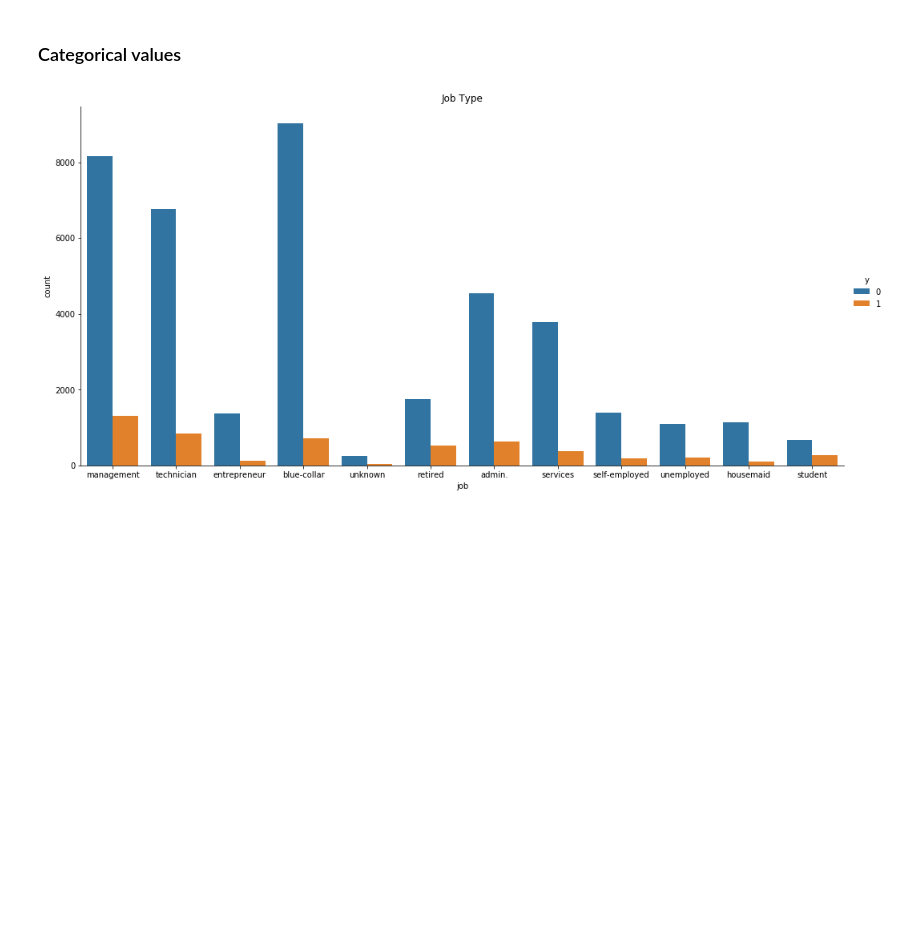
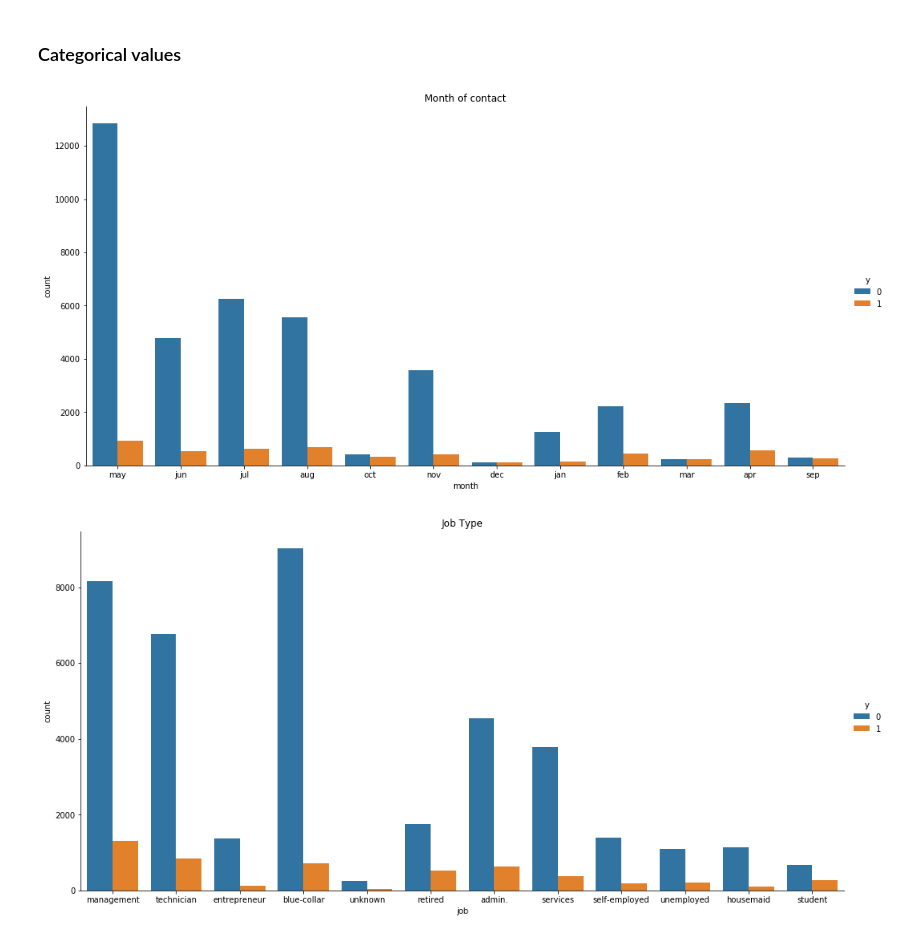
Before and after one commit to sshinkevich/Schib, a Jupyter notebook: Analys1.ipynb, the cells around one changed output. Saved outputs shown, nothing was run; the diff lists cells and outputs as text; code cells hidden in the pictures; blank space fills up the shorter version.

```diff
--- a/Analys1.ipynb
+++ b/Analys1.ipynb
@@ -405,6 +400,13 @@ plt.show()
 ### Categorical values
 # %%
 #MyGroup(df, 'job')
+# %%
+#sns.countplot(x="job", hue=label_name, data=df)
+sns.catplot(x="month", kind="count", hue=label_name, orient="v", data=df, height = 7, aspect=2);
+plt.title("Month of contact")
+plt.show()
+# %% [output]
+[figure, added]
 # %%
 #sns.countplot(x="job", hue=label_name, data=df)
 sns.catplot(x="job", kind="count", hue=label_name, orient="v", data=df, height = 7, aspect=2);
```
Also changed, not shown: parts of 15 cells of this notebook.
